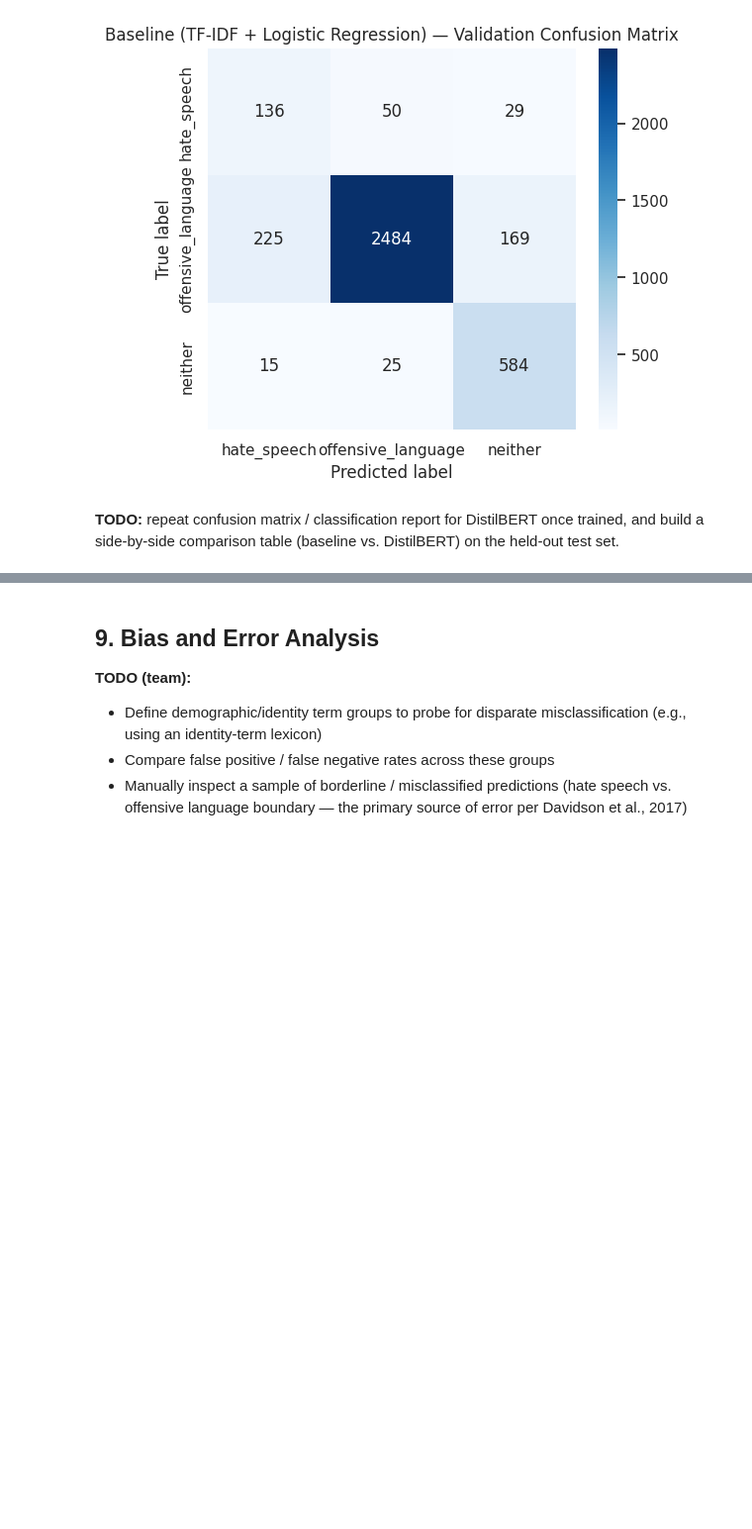
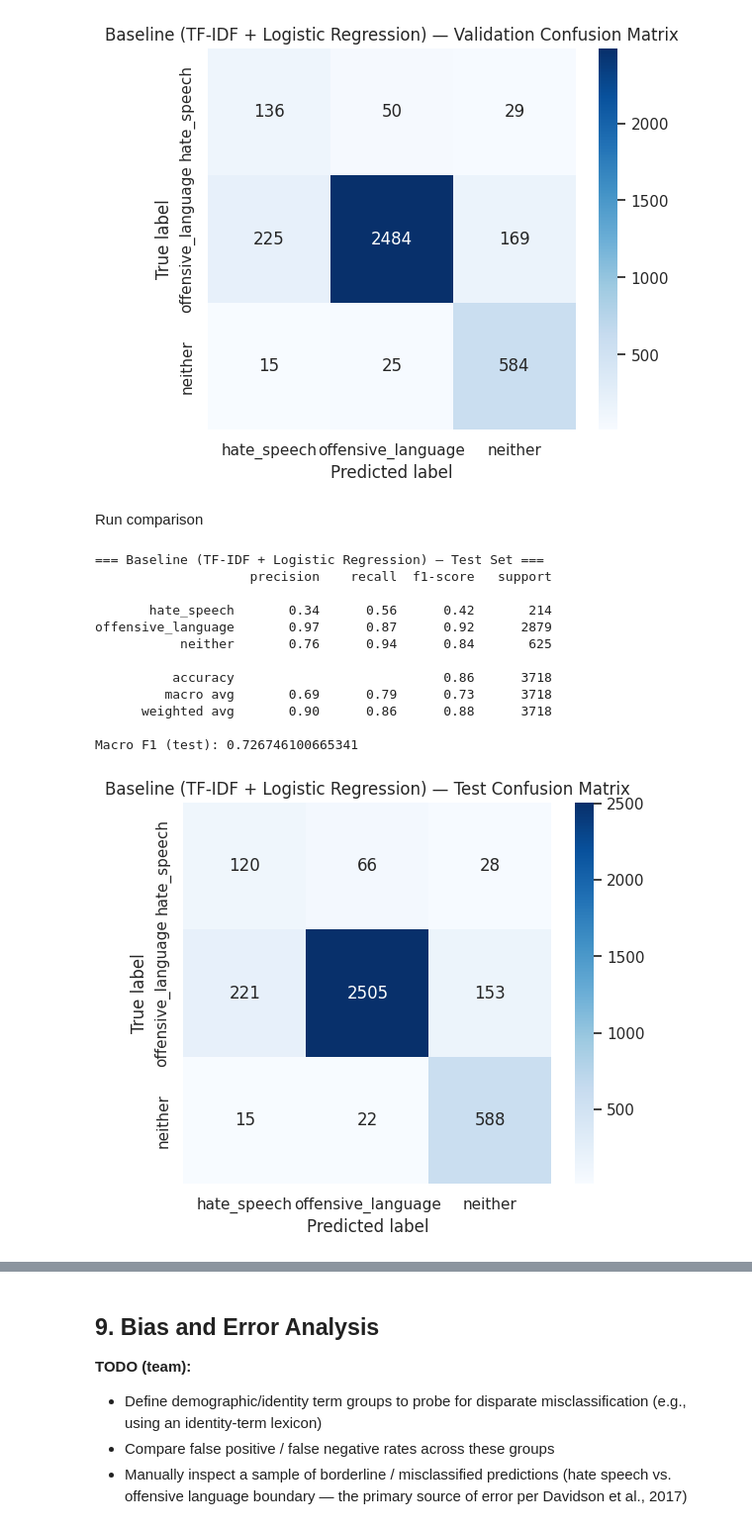
Before and after one commit to anaypess/IE7500--hate-speech-detection-nlp, a Jupyter notebook: notebooks/milestone2_hate_speech_detection.ipynb, the cells around one changed output, grey strips where cells are left out. Shown at 99% size. Drawn from its saved outputs; the diff is of its cells as text; code cells hidden in the pictures; blank space fills up the shorter version.

Commit message:
added gpu train outputs

```diff
--- a/notebooks/milestone2_hate_speech_detection.ipynb
+++ b/notebooks/milestone2_hate_speech_detection.ipynb
@@ -363,6 +448,30 @@ plot_confusion_matrix(
 )
 # %% [output]
 [figure]
-# %% [markdown]
-**TODO:** repeat confusion matrix / classification report for DistilBERT once trained,
-and build a side-by-side comparison table (baseline vs. DistilBERT) on the held-out test set.
+# %% [markdown]
+Run comparison
+# %%
+y_test_pred_baseline = baseline_model.predict(X_test_tfidf)
+
+print("=== Baseline (TF-IDF + Logistic Regression) — Test Set ===")
+print(classification_report(y_test, y_test_pred_baseline, target_names=label_map.values()))
+print("Macro F1 (test):", f1_score(y_test, y_test_pred_baseline, average="macro"))
+
+plot_confusion_matrix(
+    y_test, y_test_pred_baseline, list(label_map.values()),
+    "Baseline (TF-IDF + Logistic Regression) — Test Confusion Matrix"
+)
+# %% [output]
+=== Baseline (TF-IDF + Logistic Regression) — Test Set ===
+                    precision    recall  f1-score   support
+
+       hate_speech       0.34      0.56      0.42       214
+offensive_language       0.97      0.87      0.92      2879
+           neither       0.76      0.94      0.84       625
+
+          accuracy                           0.86      3718
+         macro avg       0.69      0.79      0.73      3718
+      weighted avg       0.90      0.86      0.88      3718
+
+Macro F1 (test): 0.726746100665341
+[figure, added]
```
Also changed, not shown: parts of 10 cells of this notebook.
